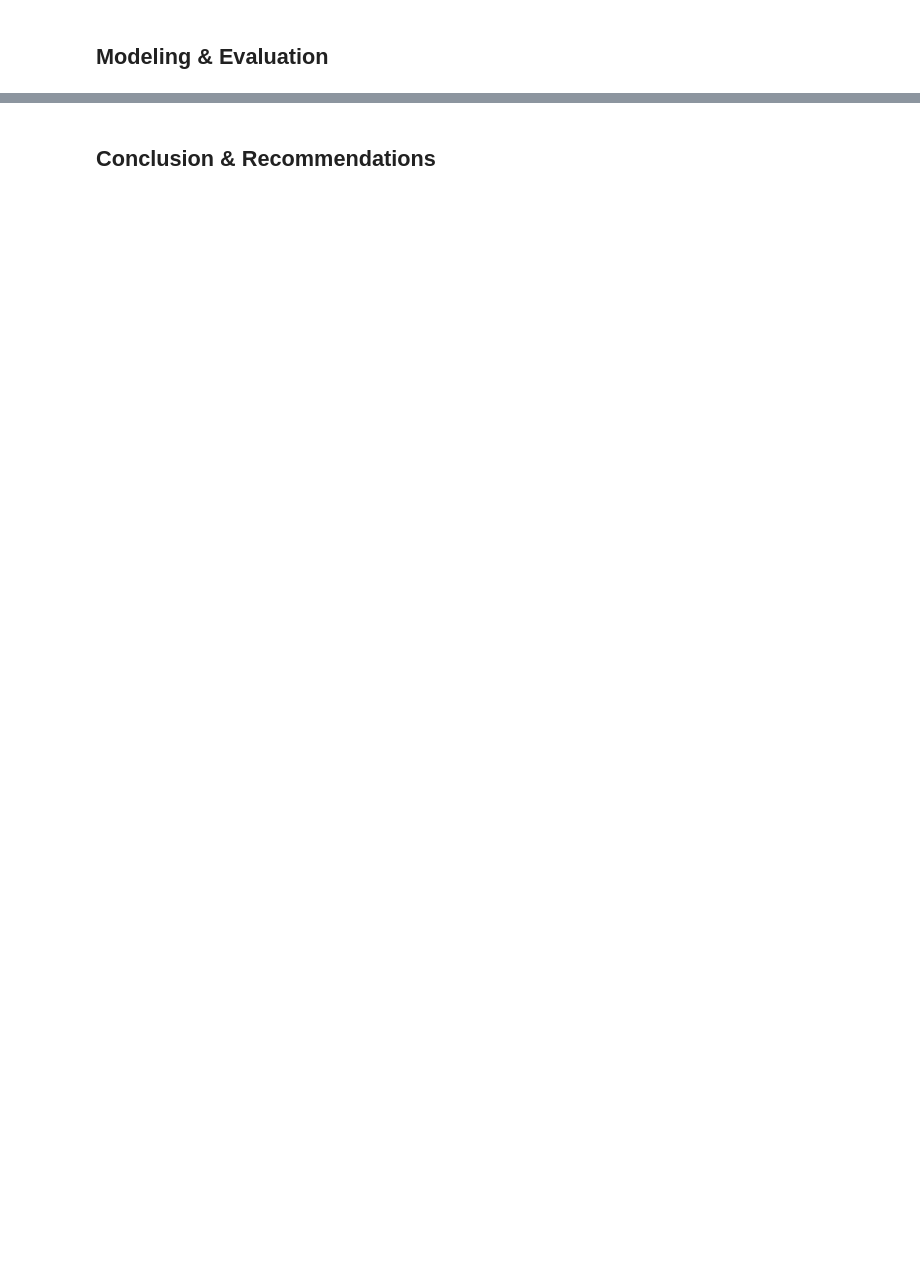
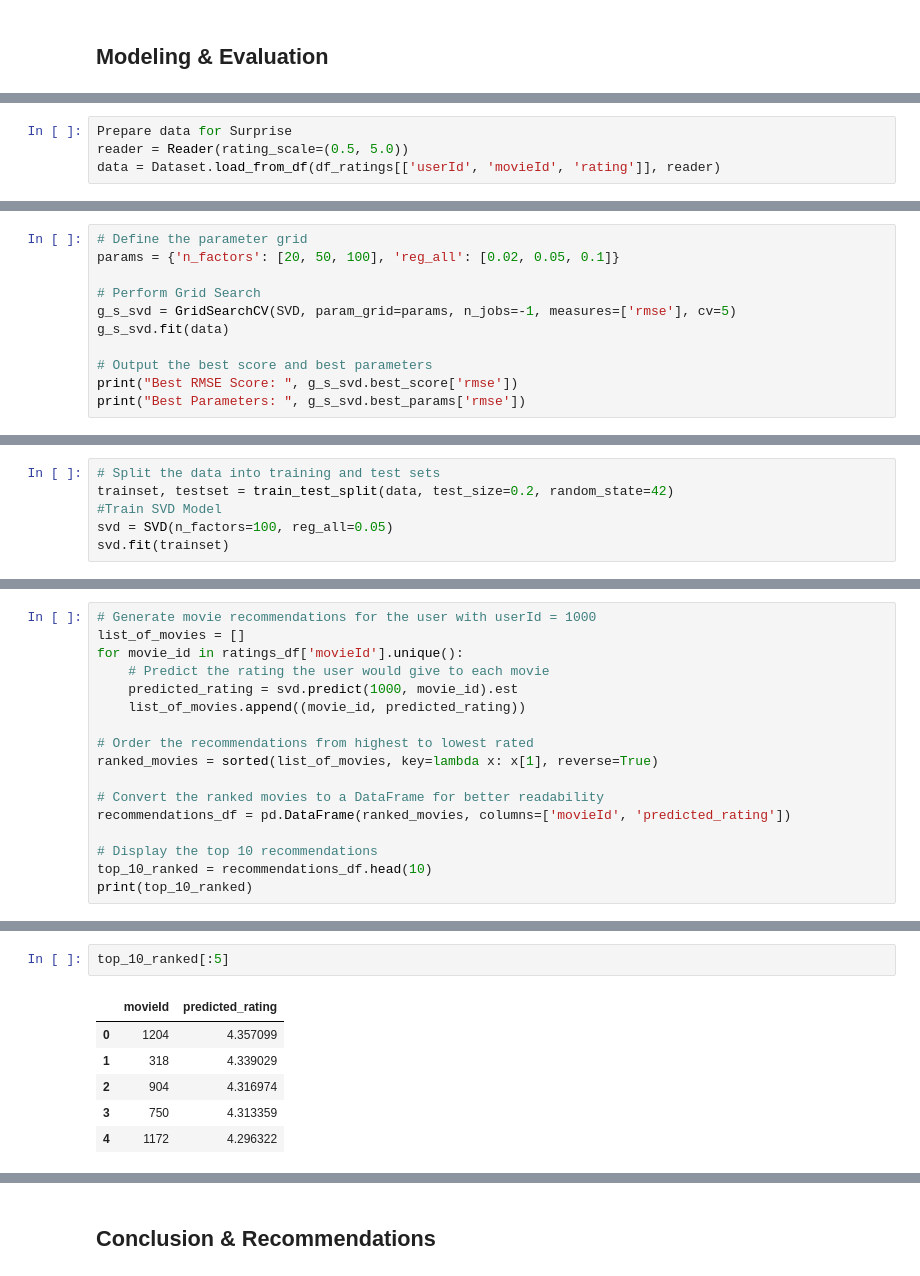
Before and after one commit to NashonOkumu/movie-recommendation, a Jupyter notebook: movie-recommendation.ipynb, the cells around one changed output, grey strips where cells are left out. Cells and saved outputs as stored; diff of their text form; blank space fills up the shorter version.

Commit message:
feature/modeling

```diff
--- a/movie-recommendation.ipynb
+++ b/movie-recommendation.ipynb
@@ -537,0 +638,4 @@ plt.show()
+# %%
+Prepare data for Surprise
+reader = Reader(rating_scale=(0.5, 5.0))
+data = Dataset.load_from_df(df_ratings[['userId', 'movieId', 'rating']], reader)
@@ -537,0 +741,11 @@ plt.show()
+# %%
+# Define the parameter grid
+params = {'n_factors': [20, 50, 100], 'reg_all': [0.02, 0.05, 0.1]}
+
+# Perform Grid Search
+g_s_svd = GridSearchCV(SVD, param_grid=params, n_jobs=-1, measures=['rmse'], cv=5)
+g_s_svd.fit(data)
+
+# Output the best score and best parameters
+print("Best RMSE Score: ", g_s_svd.best_score['rmse'])
+print("Best Parameters: ", g_s_svd.best_params['rmse'])
@@ -537,0 +755,6 @@ plt.show()
+# %%
+# Split the data into training and test sets
+trainset, testset = train_test_split(data, test_size=0.2, random_state=42)
+#Train SVD Model
+svd = SVD(n_factors=100, reg_all=0.05)
+svd.fit(trainset)
@@ -539,0 +846,17 @@ plt.show()
+# %%
+# Generate movie recommendations for the user with userId = 1000
+list_of_movies = []
+for movie_id in ratings_df['movieId'].unique():
+    # Predict the rating the user would give to each movie
+    predicted_rating = svd.predict(1000, movie_id).est
+    list_of_movies.append((movie_id, predicted_rating))
+
+# Order the recommendations from highest to lowest rated
+ranked_movies = sorted(list_of_movies, key=lambda x: x[1], reverse=True)
+
+# Convert the ranked movies to a DataFrame for better readability
+recommendations_df = pd.DataFrame(ranked_movies, columns=['movieId', 'predicted_rating'])
+
+# Display the top 10 recommendations
+top_10_ranked = recommendations_df.head(10)
+print(top_10_ranked)
@@ -539,0 +875,9 @@ plt.show()
+# %%
+top_10_ranked[:5]
+# %% [output]
+|  | movieId | predicted_rating |
+| 0 | 1204 | 4.357099 |
+| 1 | 318 | 4.339029 |
+| 2 | 904 | 4.316974 |
+| 3 | 750 | 4.313359 |
+| 4 | 1172 | 4.296322 |
```
Also changed, not shown: parts of 50 cells of this notebook, 2 other files.
